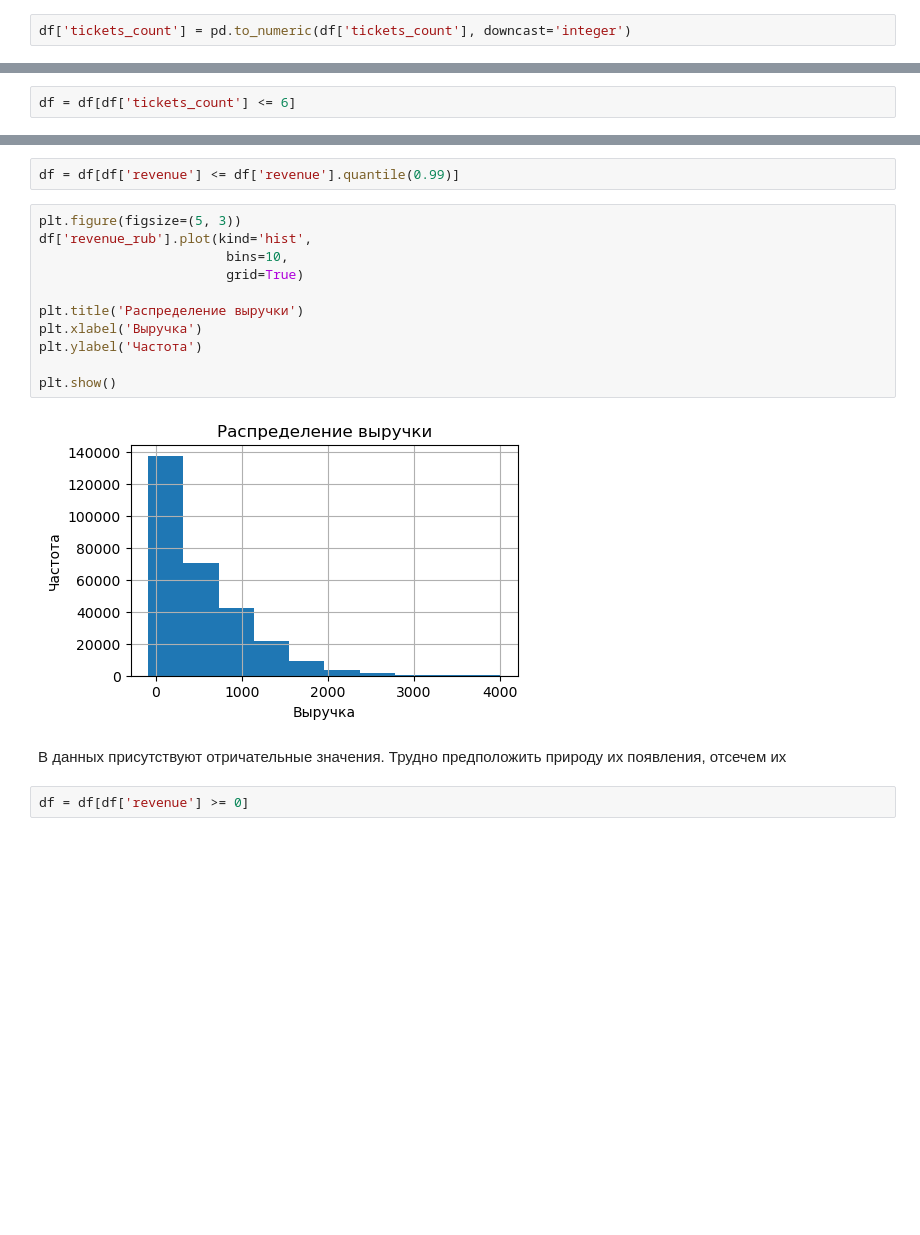
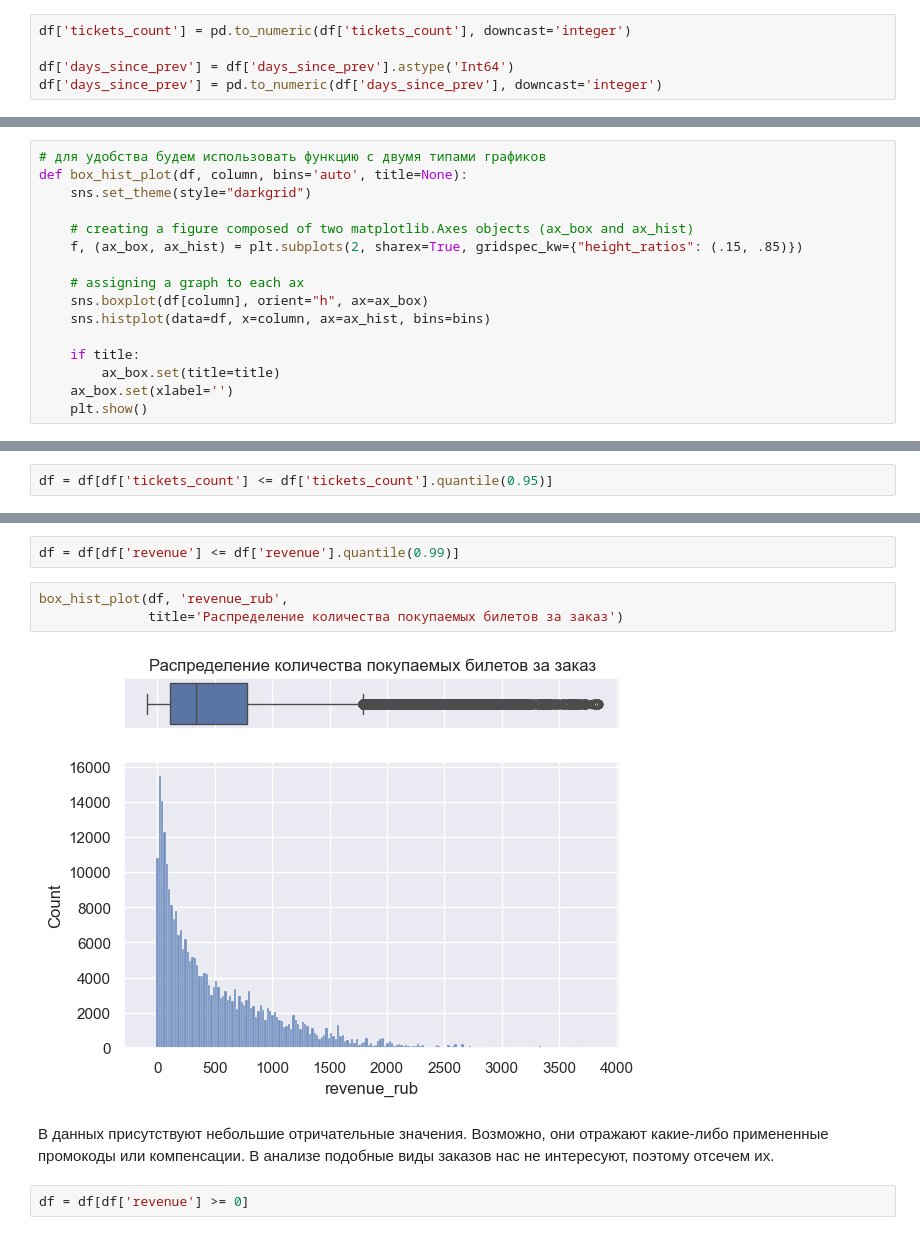
Before and after one commit to RollyDorian/yandex_module_prj, a Jupyter notebook: Проект - Яндекс Афиша.ipynb, the cells around one changed output, grey strips where cells are left out. Cells and saved outputs as stored; diff of their text form; blank space fills up the shorter version.

```diff
--- a/Проект - Яндекс Афиша.ipynb
+++ b/Проект - Яндекс Афиша.ipynb
@@ -255,6 +420,9 @@ rows
 290611
 # %%
 df['tickets_count'] = pd.to_numeric(df['tickets_count'], downcast='integer')
+
+df['days_since_prev'] = df['days_since_prev'].astype('Int64')
+df['days_since_prev'] = pd.to_numeric(df['days_since_prev'], downcast='integer')
 # %%
 for col in ['device_type_canonical', 'currency_code', 'service_name', 'event_type_main']:
     df[col] = df[col].astype('category')
@@ -261,2 +472,18 @@ for col in ['device_type_canonical', 'currency_code', 'service_name', 'event_typ
 # %% [markdown]
 **Проверим распределения численных данных:**
+# %%
+# для удобства будем использовать функцию с двумя типами графиков
+def box_hist_plot(df, column, bins='auto', title=None):
+    sns.set_theme(style="darkgrid")
+
+    # creating a figure composed of two matplotlib.Axes objects (ax_box and ax_hist)
+    f, (ax_box, ax_hist) = plt.subplots(2, sharex=True, gridspec_kw={"height_ratios": (.15, .85)})
+
+    # assigning a graph to each ax
+    sns.boxplot(df[column], orient="h", ax=ax_box)
+    sns.histplot(data=df, x=column, ax=ax_hist, bins=bins)
+
+    if title:
+        ax_box.set(title=title)
+    ax_box.set(xlabel='')
+    plt.show()
@@ -275,3 +504,3 @@ plt.show()
 # %%
-df = df[df['tickets_count'] <= 6]
+df = df[df['tickets_count'] <= df['tickets_count'].quantile(0.95)]
 # %%
@@ -302,20 +518,12 @@ plt.show()
 # %%
 df = df[df['revenue'] <= df['revenue'].quantile(0.99)]
 # %%
-plt.figure(figsize=(5, 3))
-df['revenue_rub'].plot(kind='hist',
-                        bins=10,
-                        grid=True)
-
-plt.title('Распределение выручки')
-plt.xlabel('Выручка')
-plt.ylabel('Частота')
-
-plt.show()
+box_hist_plot(df, 'revenue_rub',
+              title='Распределение количества покупаемых билетов за заказ')
 # %% [output]
-[figure, old version]
+[figure, new version]
 # %% [markdown]
-В данных присутствуют отричательные значения. Трудно предположить природу их появления, отсечем их
+В данных присутствуют небольшие отричательные значения. Возможно, они отражают какие-либо примененные промокоды или компенсации. В анализе подобные виды заказов нас не интересуют, поэтому отсечем их.
 # %%
 df = df[df['revenue'] >= 0]
 # %% [markdown]
```
Also changed, not shown: parts of 91 cells of this notebook, 1 other file.
